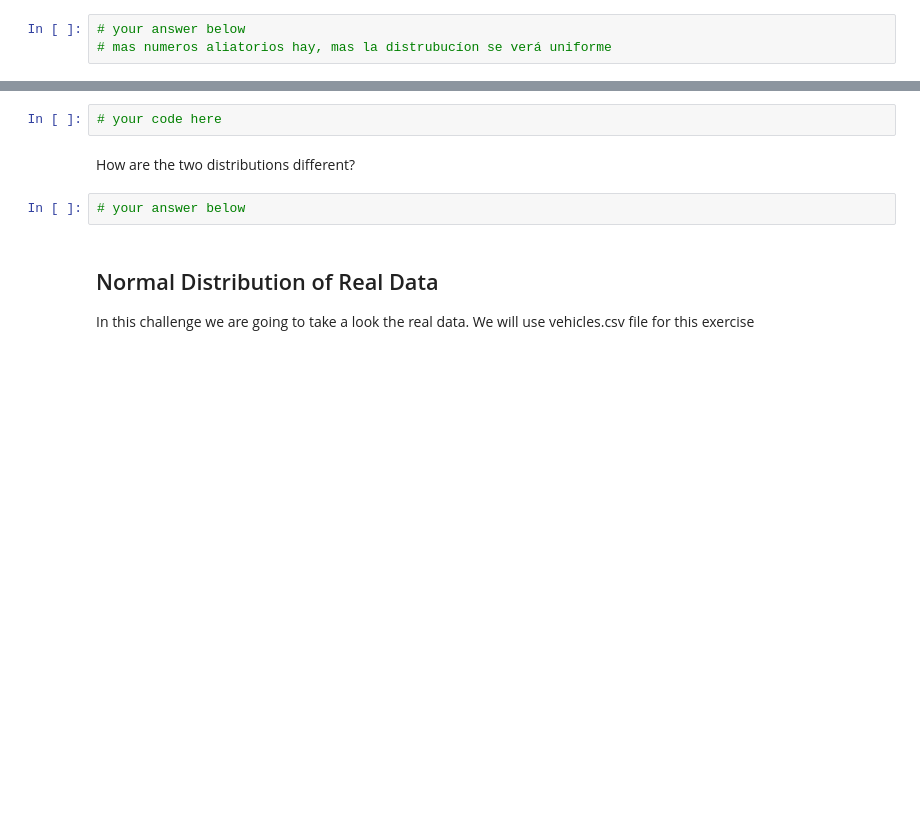
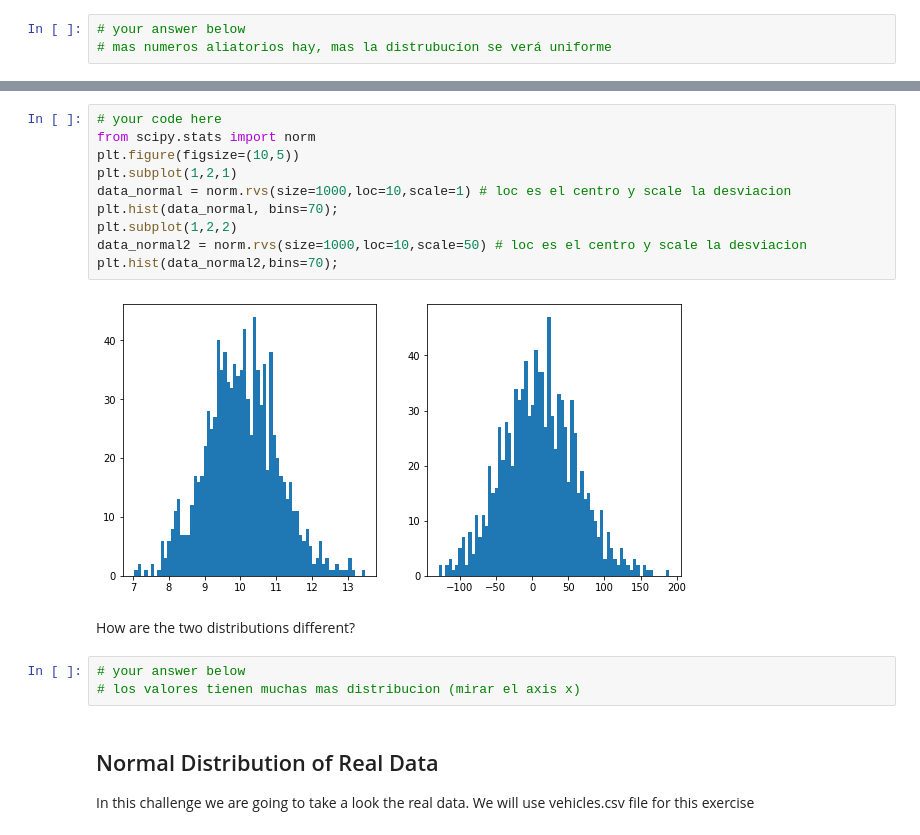
Before and after one commit to ironhack-datalabs/datamad0620, a Jupyter notebook: module-2/lab-continuous-probability-distribution/your-code/main.ipynb, the cells around one changed output, grey strips where cells are left out. Drawn from its saved outputs; the diff is of its cells as text; blank space fills up the shorter version.

```diff
--- a/module-2/lab-continuous-probability-distribution/your-code/main.ipynb
+++ b/module-2/lab-continuous-probability-distribution/your-code/main.ipynb
@@ -85,12 +87,23 @@ How are the two distributions different?
 Expected output:
 
 ![normal distribution](nd.png)
-# %%
-# your code here
+# %%
+# your code here
+from scipy.stats import norm
+plt.figure(figsize=(10,5))
+plt.subplot(1,2,1)
+data_normal = norm.rvs(size=1000,loc=10,scale=1) # loc es el centro y scale la desviacion
+plt.hist(data_normal, bins=70);
+plt.subplot(1,2,2)
+data_normal2 = norm.rvs(size=1000,loc=10,scale=50) # loc es el centro y scale la desviacion
+plt.hist(data_normal2,bins=70);
+# %% [output]
+[figure, added]
 # %% [markdown]
 How are the two distributions different?
-# %%
-# your answer below
+# %%
+# your answer below
+# los valores tienen muchas mas distribucion (mirar el axis x)
 # %% [markdown]
 ## Normal Distribution of Real Data
 
```
Also changed, not shown: parts of 12 cells of this notebook.
